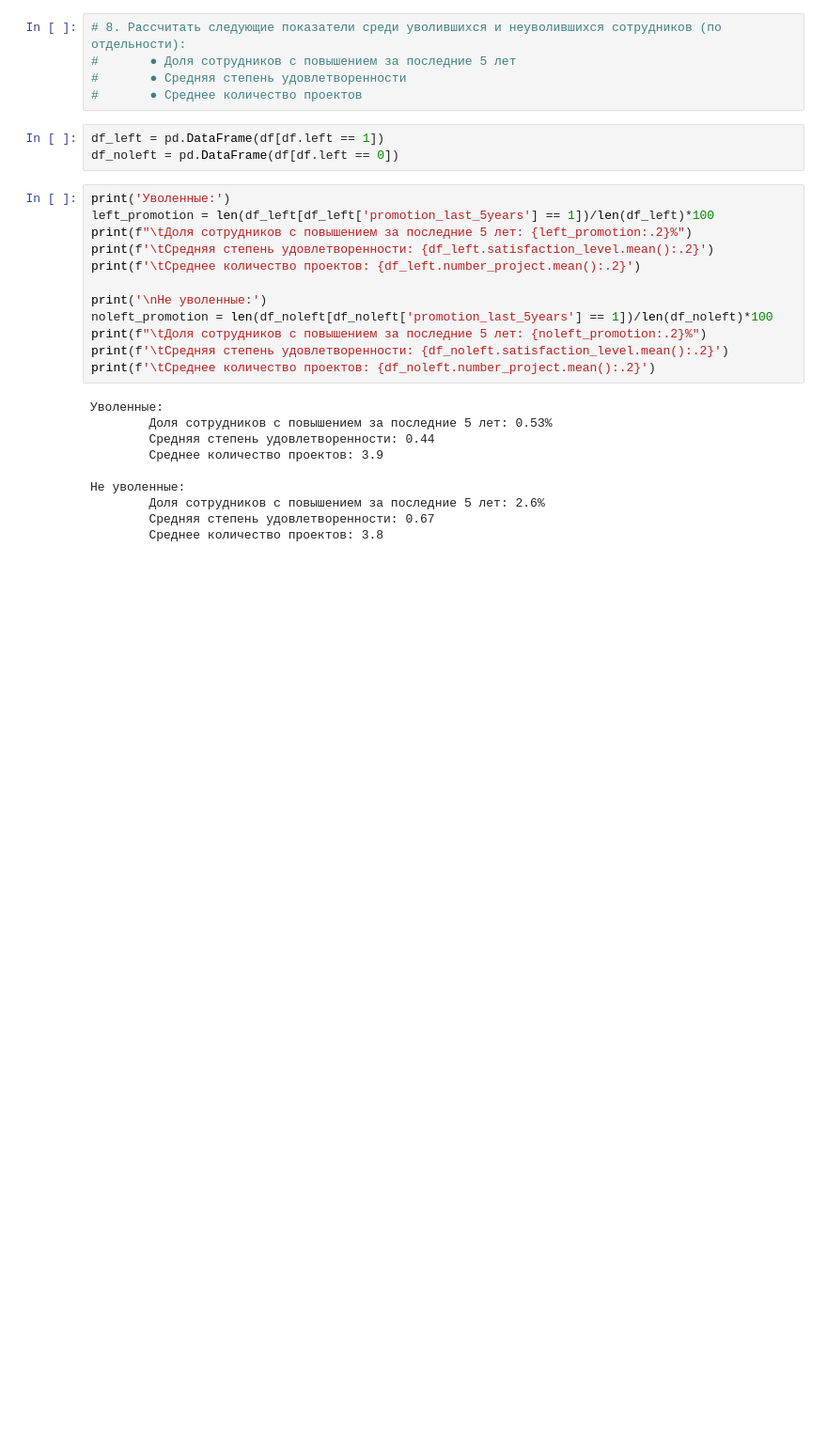
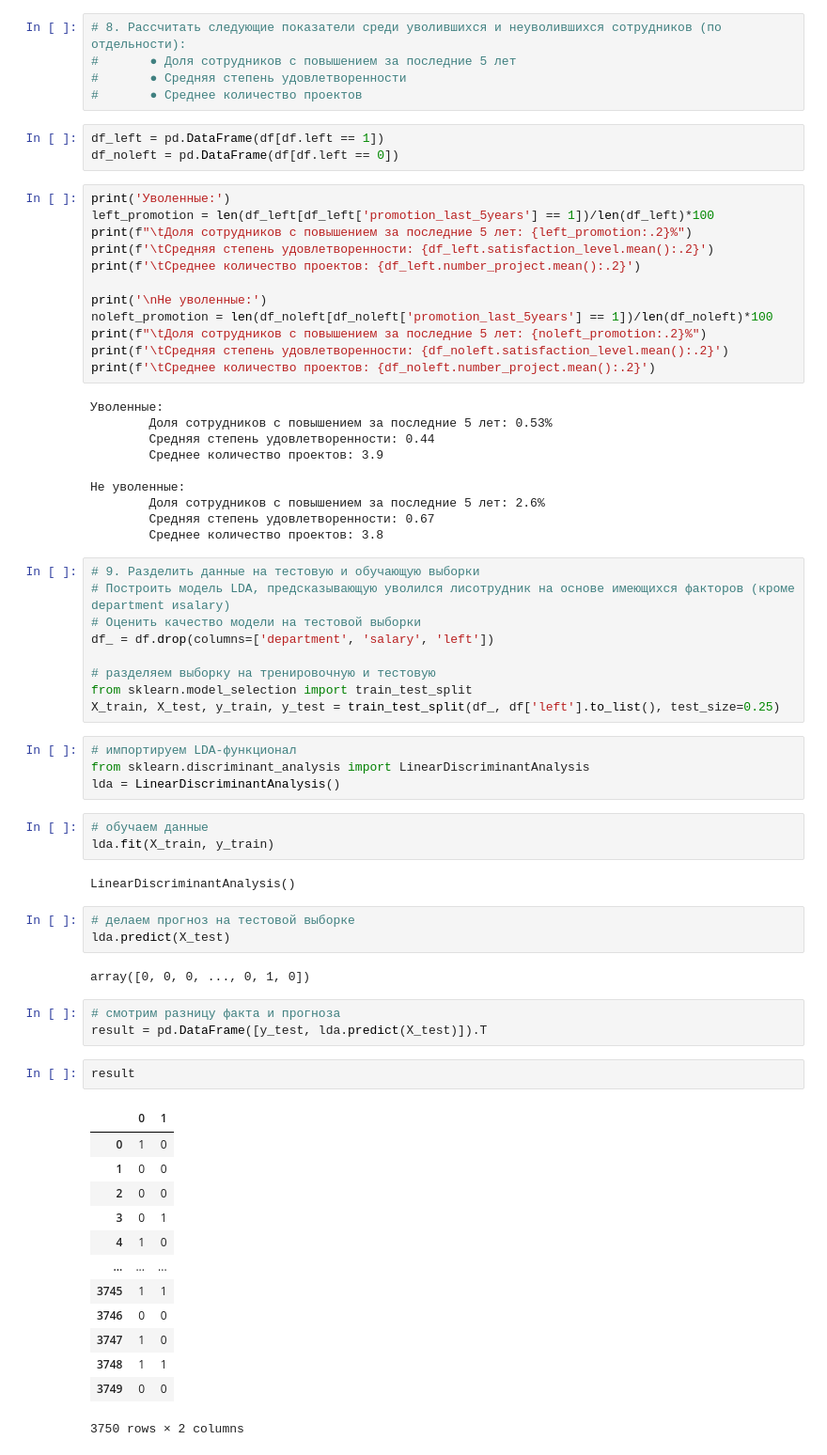
Before and after one commit to shmele777/netology, a Jupyter notebook: diploma/diploma.ipynb, the cells around one changed output. Shown at 94% size. Saved outputs shown, nothing was run; the diff lists cells and outputs as text; blank space fills up the shorter version.

```diff
--- a/diploma/diploma.ipynb
+++ b/diploma/diploma.ipynb
@@ -184,3 +184,45 @@ print(f'\tСреднее количество проектов: {df_noleft.numbe
         Доля сотрудников с повышением за последние 5 лет: 2.6%
         Средняя степень удовлетворенности: 0.67
         Среднее количество проектов: 3.8
+# %%
+# 9. Разделить данные на тестовую и обучающую выборки
+# Построить модель LDA, предсказывающую уволился лисотрудник на основе имеющихся факторов (кроме department иsalary)
+# Оценить качество модели на тестовой выборки
+df_ = df.drop(columns=['department', 'salary', 'left'])
+
+# разделяем выборку на тренировочную и тестовую
+from sklearn.model_selection import train_test_split
+X_train, X_test, y_train, y_test = train_test_split(df_, df['left'].to_list(), test_size=0.25)
+# %%
+# импортируем LDA-функционал
+from sklearn.discriminant_analysis import LinearDiscriminantAnalysis
+lda = LinearDiscriminantAnalysis()
+# %%
+# обучаем данные
+lda.fit(X_train, y_train)
+# %% [output]
+LinearDiscriminantAnalysis()
+# %%
+# делаем прогноз на тестовой выборке
+lda.predict(X_test)
+# %% [output]
+array([0, 0, 0, ..., 0, 1, 0])
+# %%
+# смотрим разницу факта и прогноза
+result = pd.DataFrame([y_test, lda.predict(X_test)]).T
+# %%
+result
+# %% [output]
+|  | 0 | 1 |
+| 0 | 1 | 0 |
+| 1 | 0 | 0 |
+| 2 | 0 | 0 |
+| 3 | 0 | 1 |
+| 4 | 1 | 0 |
+| ... | ... | ... |
+| 3745 | 1 | 1 |
+| 3746 | 0 | 0 |
+| 3747 | 1 | 0 |
+| 3748 | 1 | 1 |
+| 3749 | 0 | 0 |
+3750 rows × 2 columns
```
Also changed, not shown: parts of 1 cell of this notebook.
